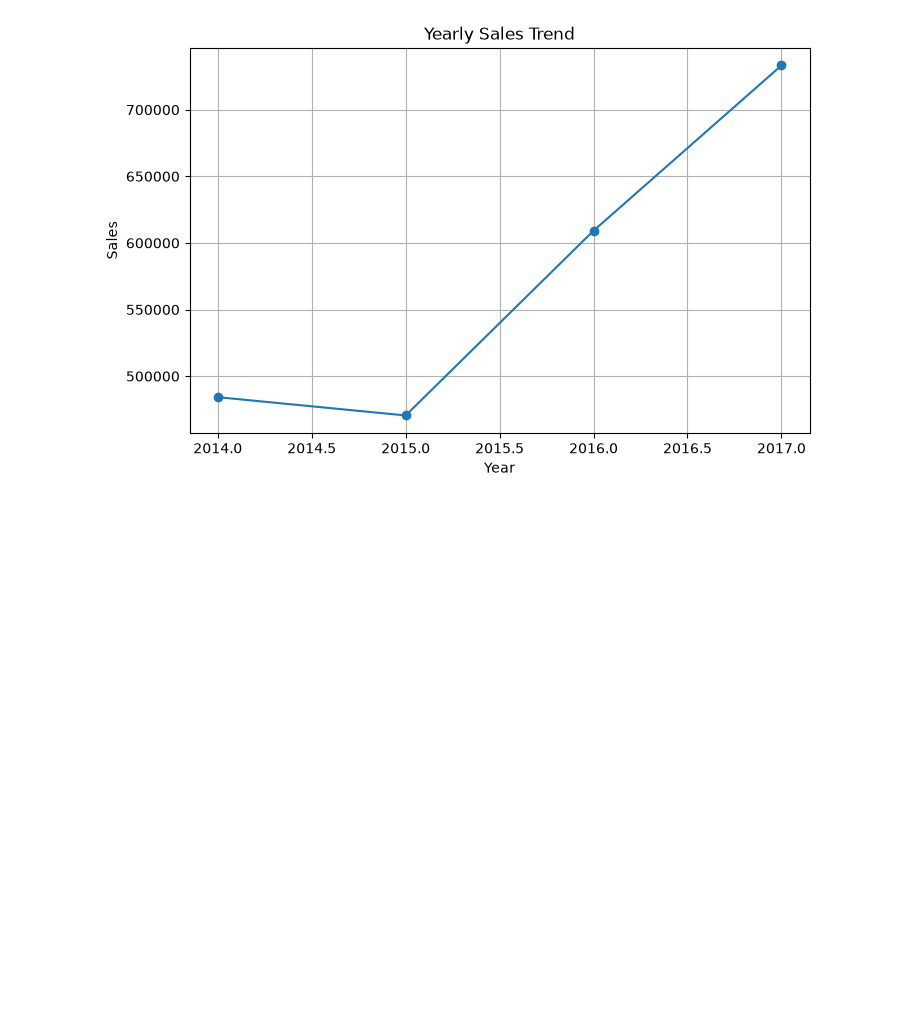
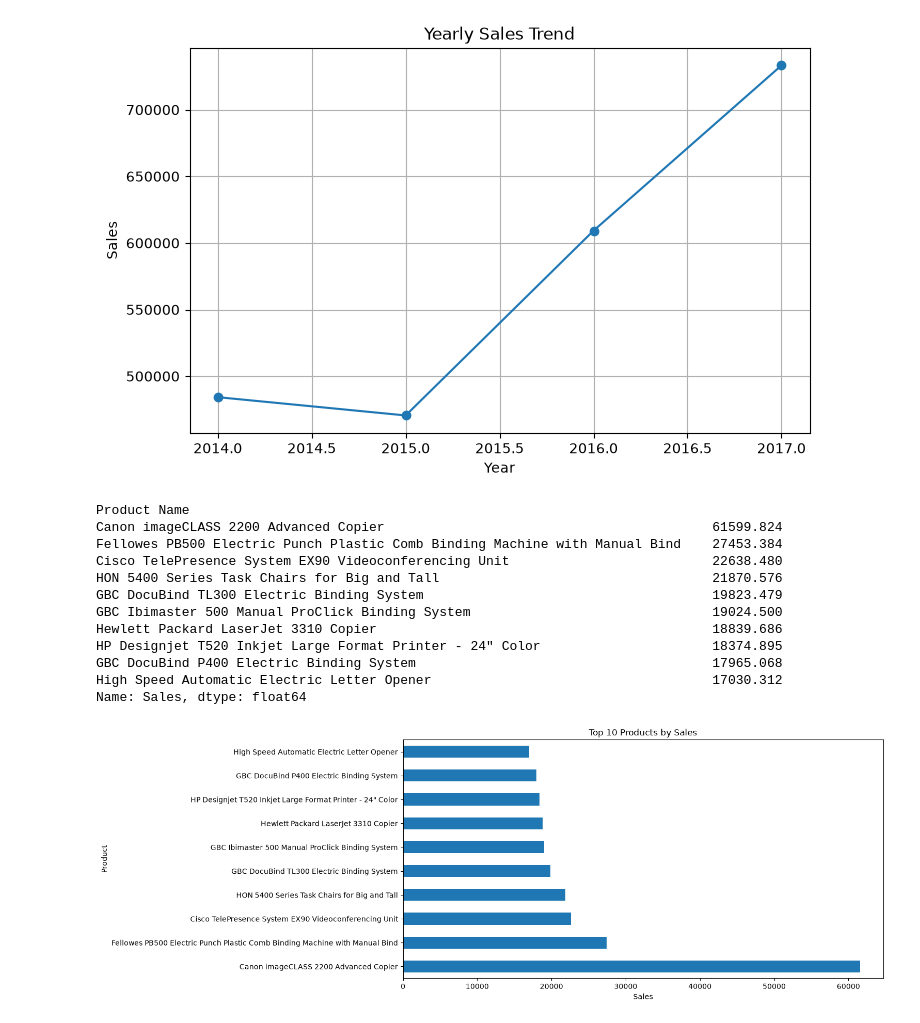
Before and after one commit to hemanth018-cell/retail-sales-analytics, a Jupyter notebook: notebooks/02_exploratory_data_analysis.ipynb, the cells around one changed output. Cells and saved outputs as stored; diff of their text form; code cells hidden in the pictures; blank space fills up the shorter version.

```diff
--- a/notebooks/02_exploratory_data_analysis.ipynb
+++ b/notebooks/02_exploratory_data_analysis.ipynb
@@ -333,3 +333,37 @@ Order Year
 2017    733215.2552
 Name: Sales, dtype: float64
 [figure]
+# %%
+top_products_sales = (
+    df.groupby("Product Name")["Sales"]
+      .sum()
+      .sort_values(ascending=False)
+      .head(10)
+)
+
+print(top_products_sales)
+
+top_products_sales.plot(
+    kind="barh",
+    figsize=(12,6)
+)
+
+plt.title("Top 10 Products by Sales")
+plt.xlabel("Sales")
+plt.ylabel("Product")
+
+plt.show()
+# %% [output]
+Product Name
+Canon imageCLASS 2200 Advanced Copier                                          61599.824
+Fellowes PB500 Electric Punch Plastic Comb Binding Machine with Manual Bind    27453.384
+Cisco TelePresence System EX90 Videoconferencing Unit                          22638.480
+HON 5400 Series Task Chairs for Big and Tall                                   21870.576
+GBC DocuBind TL300 Electric Binding System                                     19823.479
+GBC Ibimaster 500 Manual ProClick Binding System                               19024.500
+Hewlett Packard LaserJet 3310 Copier                                           18839.686
+HP Designjet T520 Inkjet Large Format Printer - 24" Color                      18374.895
+GBC DocuBind P400 Electric Binding System                                      17965.068
+High Speed Automatic Electric Letter Opener                                    17030.312
+Name: Sales, dtype: float64
+[figure, added]
```
Also changed, not shown: parts of 7 cells of this notebook.
